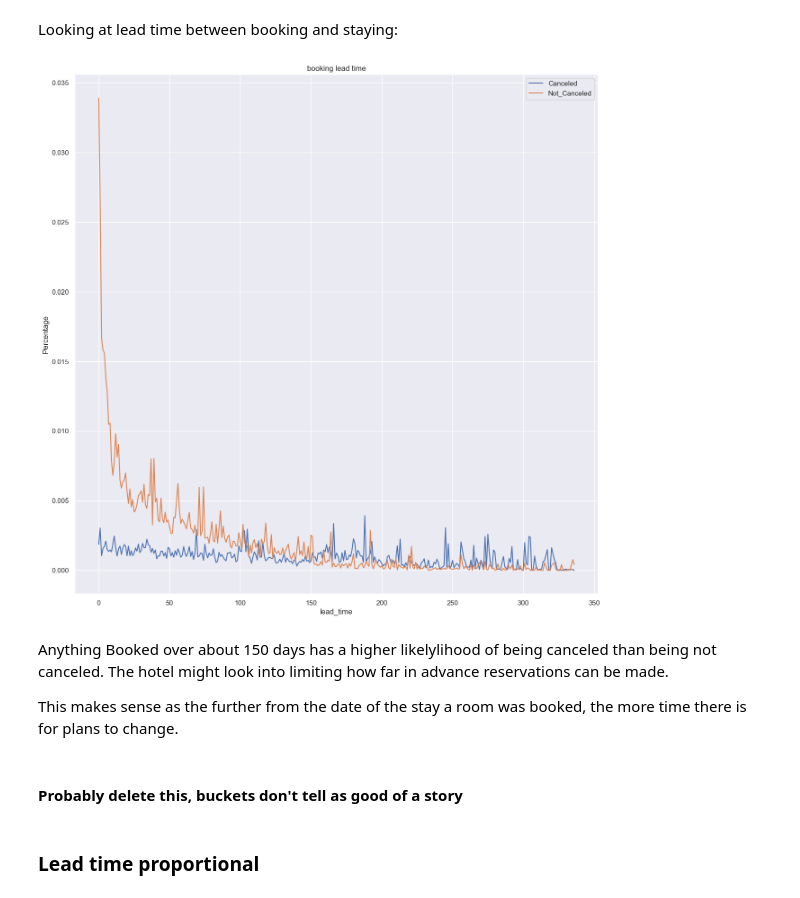
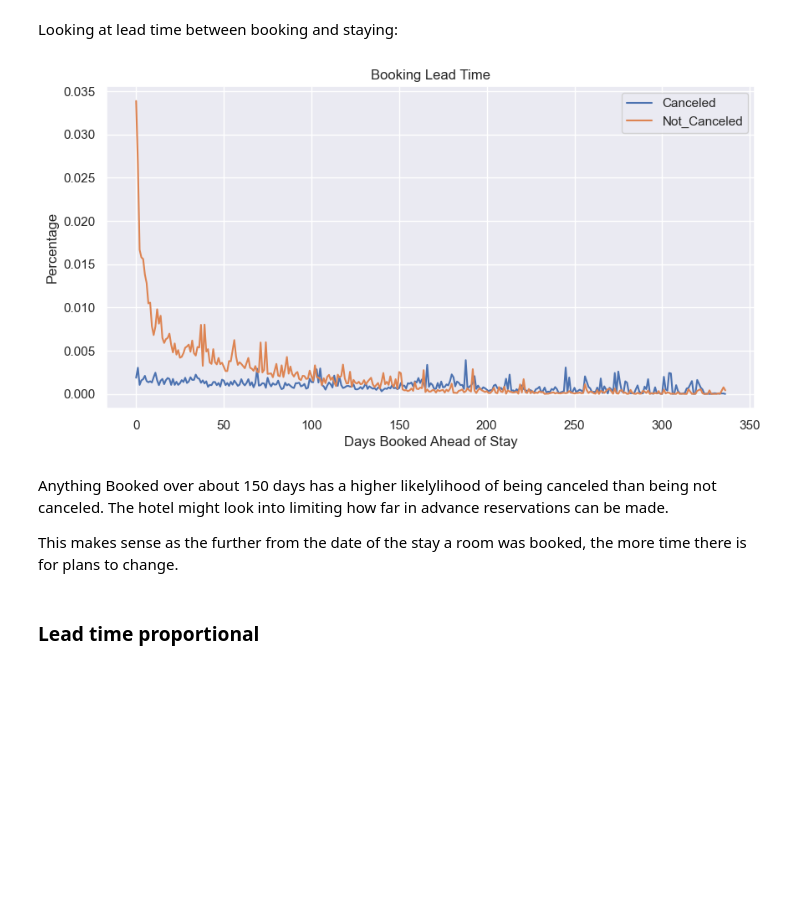
Before and after one commit to mduncan23/Hotel_Cancellation_Predictor, a Jupyter notebook: Hotel_Cancellation_Notebook-Keras.ipynb, the cells around one changed output. Drawn from its saved outputs; the diff is of its cells as text; code cells hidden in the pictures; blank space fills up the shorter version.

```diff
--- a/Hotel_Cancellation_Notebook-Keras.ipynb
+++ b/Hotel_Cancellation_Notebook-Keras.ipynb
@@ -342,6 +345,6 @@ for i, (key, value) in enumerate(new_plot_df_dict.items()):
     plot_df = (value['Canceled']/(value['Canceled'] +value['Not_Canceled']))
 
     plot_df.plot(kind='bar', ax=temp_ax, rot=30)
-    fig.suptitle('Cancellation Rates', size='40', y=1.0)
+    fig.suptitle('Cancellation Rates', size='35', y=1.0)
     fig.tight_layout()
 # %% [output]
@@ -432,16 +436,14 @@ lead_time_df = long_plot_dict['lead_time'].T
 # %%
-fig, ax = plt.subplots(figsize=(15,15))
+fig, ax = plt.subplots(figsize=(10,5))
+
 # slicing the dataframe to remove outliers
 lead_time_df.T.iloc[:-20].plot(ax=ax)
-ax.set_title('booking lead time')
-ax.set_ylabel('Percentage');
-
-# lead_time_df.T.iloc[:-20].plot(figsize=(15,15));
+ax.set_title('Booking Lead Time')
+ax.set_ylabel('Percentage')
+ax.set_xlabel('Days Booked Ahead of Stay');
 # %% [output]
-[figure, old version]
+[figure, new version]
 # %% [markdown]
 Anything Booked over about 150 days has a higher likelylihood of being canceled than being not canceled. The hotel might look into limiting how far in advance reservations can be made.
 
 This makes sense as the further from the date of the stay a room was booked, the more time there is for plans to change.
-# %% [markdown]
-#### Probably delete this, buckets don't tell as good of a story
```
Also changed, not shown: parts of 64 cells of this notebook.
